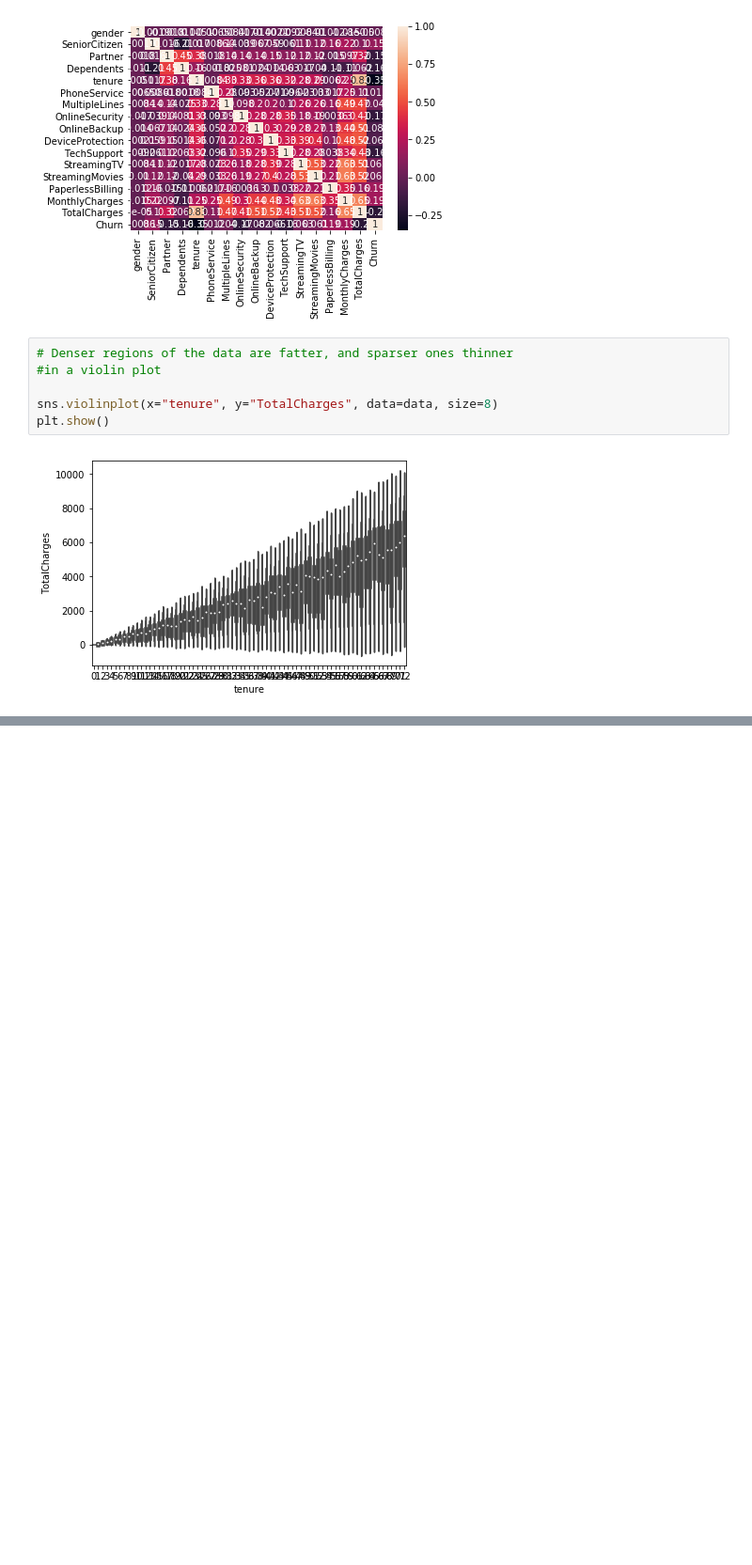
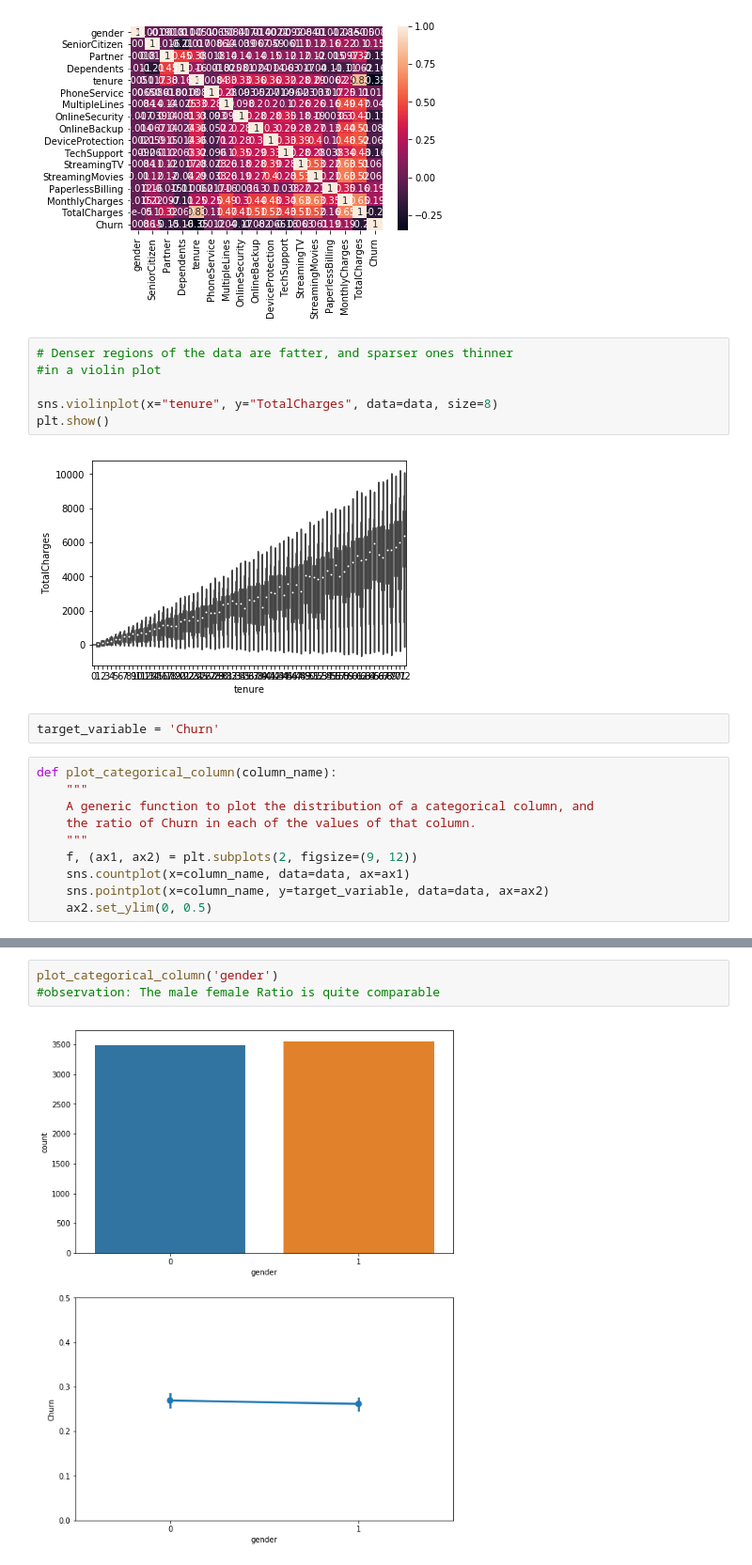
Before and after one commit to unicorn-io/eda-taskphase-vishesh, a Jupyter notebook: Telco_Churn.ipynb, the cells around one changed output, grey strips where cells are left out. Shown at 94% size. Drawn from its saved outputs; the diff is of its cells as text; blank space fills up the shorter version.

```diff
--- a/Telco_Churn.ipynb
+++ b/Telco_Churn.ipynb
@@ -221,3 +223,15 @@ sns.violinplot(x="tenure", y="TotalCharges", data=data, size=8)
 plt.show()
 # %% [output]
 [figure]
+# %%
+target_variable = 'Churn'
+# %%
+def plot_categorical_column(column_name):
+    """
+    A generic function to plot the distribution of a categorical column, and
+    the ratio of Churn in each of the values of that column.
+    """
+    f, (ax1, ax2) = plt.subplots(2, figsize=(9, 12))
+    sns.countplot(x=column_name, data=data, ax=ax1)
+    sns.pointplot(x=column_name, y=target_variable, data=data, ax=ax2)
+    ax2.set_ylim(0, 0.5)
@@ -223,0 +247,5 @@ plt.show()
+# %%
+plot_categorical_column('gender')
+#observation: The male female Ratio is quite comparable
+# %% [output]
+[figure, added]
```
Also changed, not shown: parts of 4 cells of this notebook.
